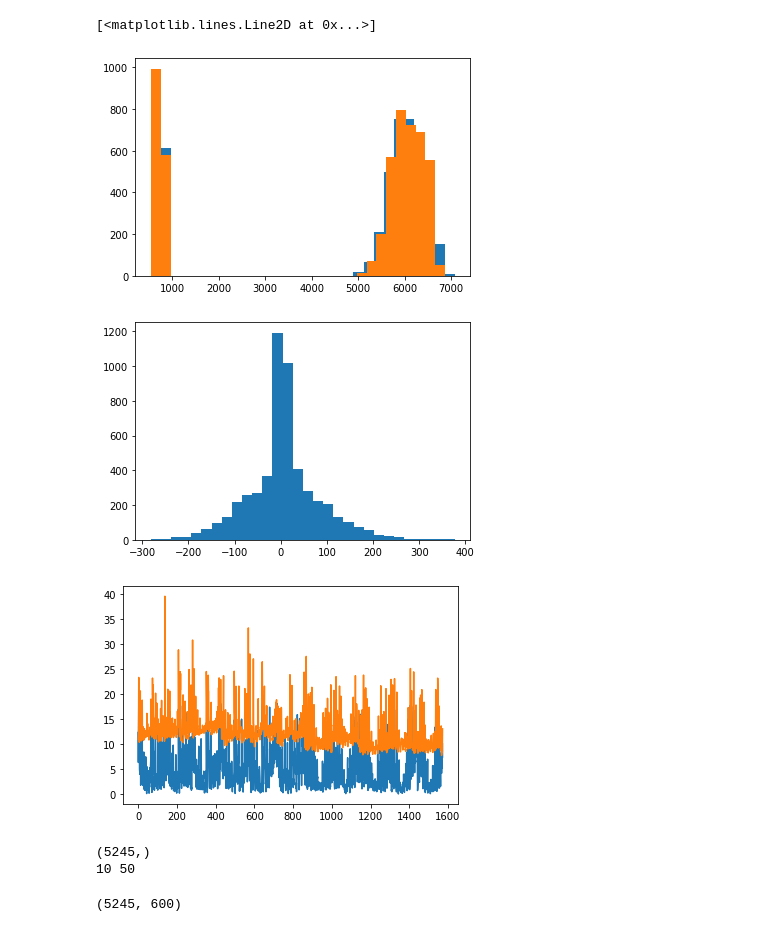
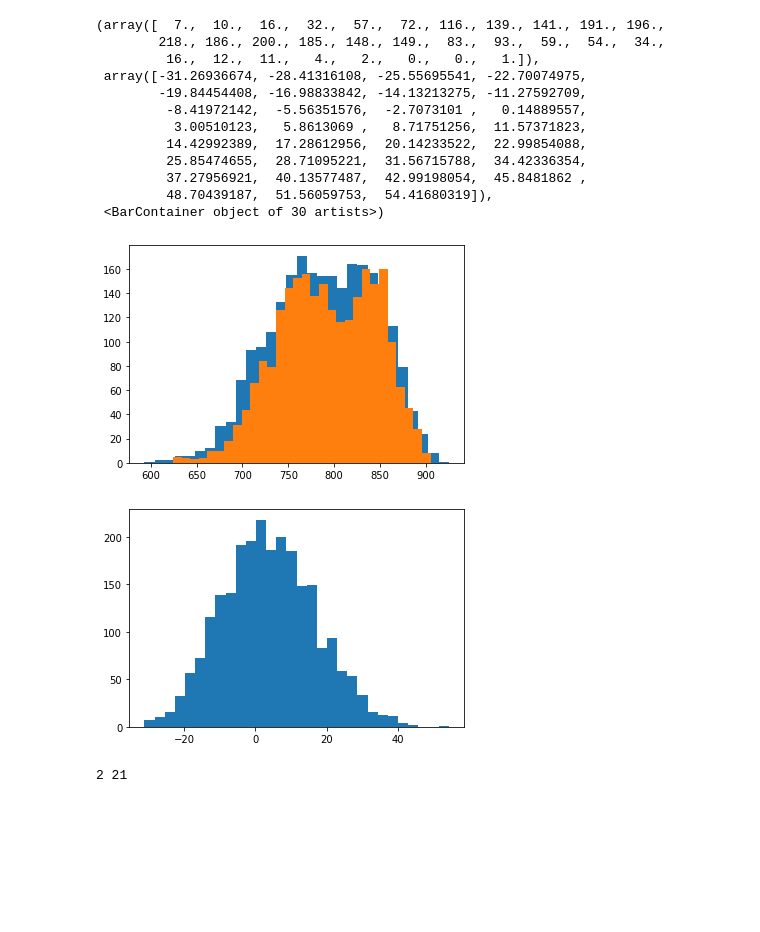
Before and after one commit to hstrey/fMRI-analysis, a Jupyter notebook: phantom multiplicative noise 3TSkyra.ipynb, the cells around one changed output. Drawn from its saved outputs; the diff is of its cells as text; code cells hidden in the pictures; blank space fills up the shorter version.

```diff
--- a/phantom multiplicative noise 3TSkyra.ipynb
+++ b/phantom multiplicative noise 3TSkyra.ipynb
@@ -64,0 +65,15 @@ print(pearsonr(fmri_norm,gt_norm))
+# %%
+#split up the sessions.  For Skyra the sessions are 861,859 and 712 voxels
+s1,s2,s3 = 861,859,712
+gt1 = gt[:s1]
+gt2 = gt[s1:s1+s2]
+gt3 = gt[s1+s2:]
+fmri1 = fmri[:s1]
+fmri2 = fmri[s1:s1+s2]
+fmri3 = fmri[s1+s2:]
+static_std1 = static_std[:s1]
+static_std2 = static_std[s1:s1+s2]
+static_std3 = static_std[s1+s2:]
+
+#just checking the length
+print(gt1.shape,gt2.shape,gt3.shape)
@@ -81,30 +161,32 @@ plt.hist(fmri_gt_pearsonr)
 # %%
-gt_mean = np.mean(gt,axis=1)
-fmri_mean = np.mean(fmri,axis=1)
-gt_std = np.std(gt,axis=1)
-fmri_std = np.std(fmri,axis=1)
+gt_mean = np.mean(gt_norm,axis=1)
+fmri_mean = np.mean(fmri_norm,axis=1)
+gt_std = np.std(gt_norm,axis=1)
+fmri_std = np.std(fmri_norm,axis=1)
 fmri_minus_gt = gt_mean-fmri_mean
 plt.figure()
 plt.hist(fmri_mean,bins=30)
 plt.hist(gt_mean,bins=30)
 plt.figure()
 plt.hist(fmri_minus_gt,bins=30)
-plt.figure()
-plt.plot(gt_std[:1573])
-plt.plot(fmri_std[:1573])
 # %% [output]
-[<matplotlib.lines.Line2D at 0x...>]
+(array([  7.,  10.,  16.,  32.,  57.,  72., 116., 139., 141., 191., 196.,
+        218., 186., 200., 185., 148., 149.,  83.,  93.,  59.,  54.,  34.,
+         16.,  12.,  11.,   4.,   2.,   0.,   0.,   1.]),
+ array([-31.26936674, -28.41316108, -25.55695541, -22.70074975,
+        -19.84454408, -16.98833842, -14.13213275, -11.27592709,
+         -8.41972142,  -5.56351576,  -2.7073101 ,   0.14889557,
+          3.00510123,   5.8613069 ,   8.71751256,  11.57371823,
+         14.42992389,  17.28612956,  20.14233522,  22.99854088,
+         25.85474655,  28.71095221,  31.56715788,  34.42336354,
+         37.27956921,  40.13577487,  42.99198054,  45.8481862 ,
+         48.70439187,  51.56059753,  54.41680319]),
+ <BarContainer object of 30 artists>)
-[figure, old version]
+[figure, new version]
-[figure, old version]
+[figure, new version]
-[figure, removed]
 # %%
-gt_mean = np.mean(gt,axis=1)
-fmri_mean = np.mean(fmri,axis=1)
-print(gt_mean.shape)
-gt_std = np.std(gt,axis=1)
-fmri_std = np.std(fmri,axis=1)
-gt_skew = sp.stats.skew(gt,axis=1)
-fmri_skew = sp.stats.skew(fmri,axis=1)
+gt_skew = sp.stats.skew(gt_norm,axis=1)
+fmri_skew = sp.stats.skew(fmri_norm,axis=1)
 
 gt_nooutliers = removeOutliers(gt_skew,1.5)
 fmri_nooutliers = removeOutliers(fmri_skew,4.0)
@@ -112,12 +194,4 @@ print(len(gt_skew)-len(gt_nooutliers),len(fmri_skew)-len(fmri_nooutliers))
 
 skew_idx = np.argsort(gt_nooutliers)
 # %% [output]
-(5245,)
-10 50
+2 21
-# %%
-# even though the data is expected to be normalized, we just want to make sure
-gt_norm = (gt - gt_mean[:,np.newaxis])
-fmri_norm = (fmri - fmri_mean[:,np.newaxis])
-print(gt_norm.shape)
-# %% [output]
-(5245, 600)
```
Also changed, not shown: parts of 41 cells of this notebook, 2 other files.
